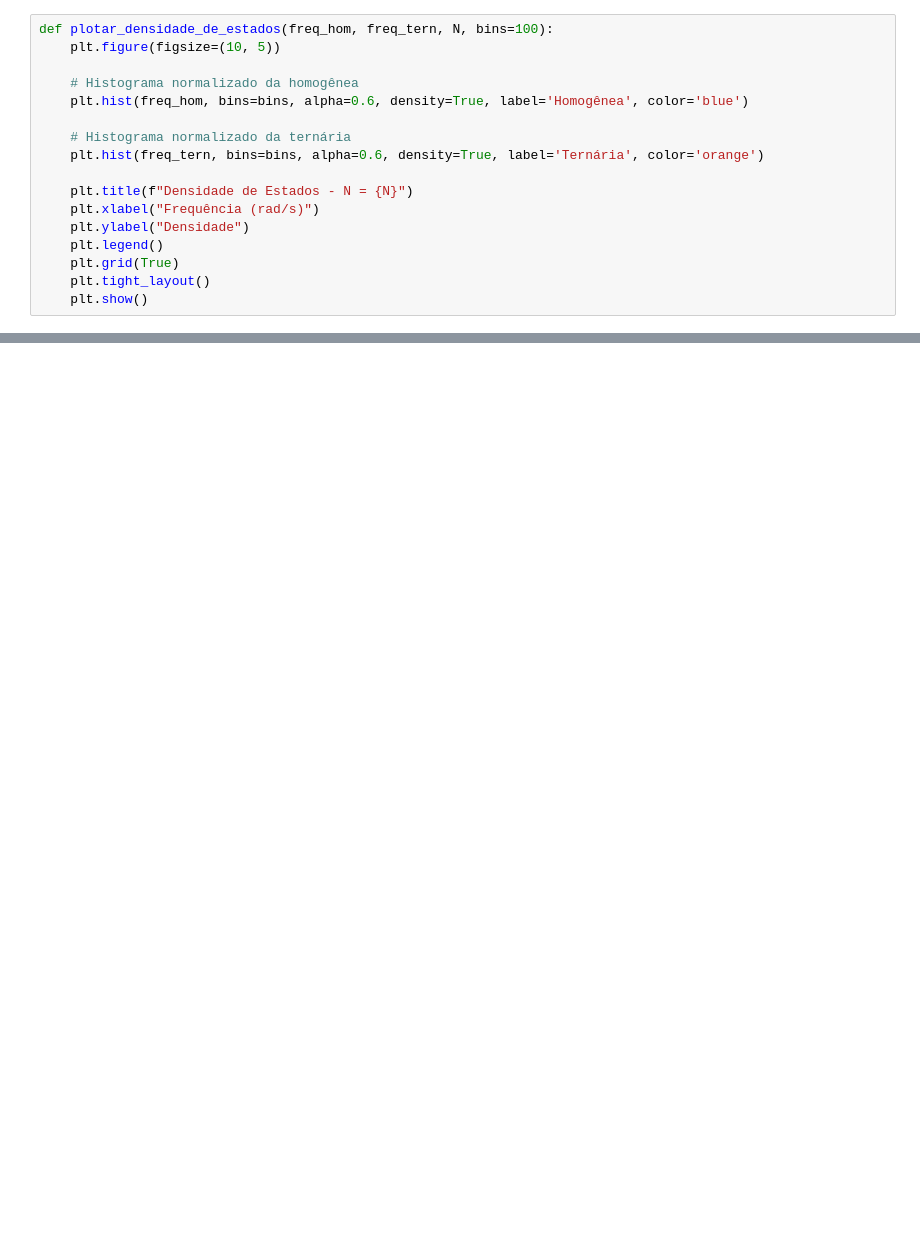
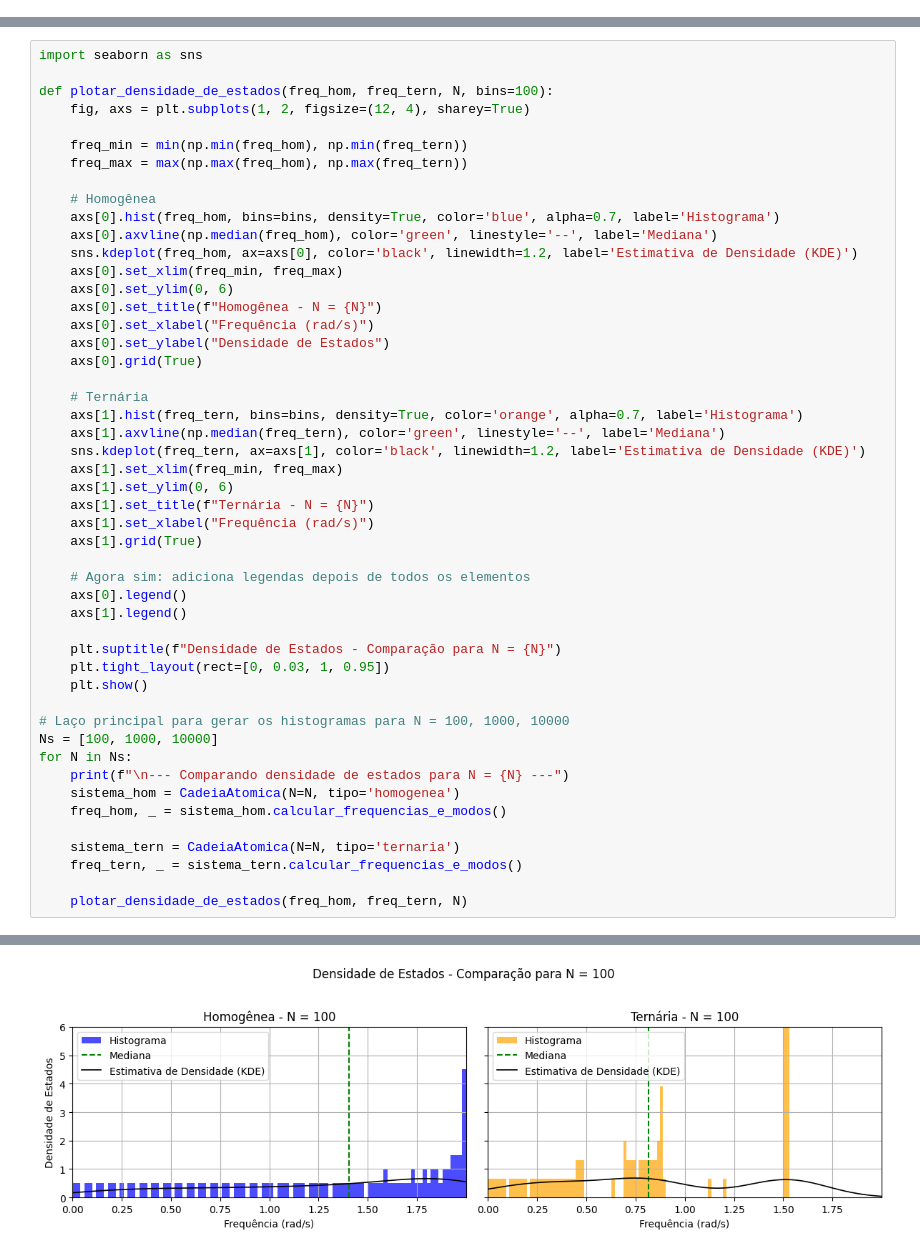
Before and after one commit to gabireisch/av5, a Jupyter notebook: av5.ipynb, the cells around one changed output, grey strips where cells are left out. Saved outputs shown, nothing was run; the diff lists cells and outputs as text; blank space fills up the shorter version.

```diff
--- a/av5.ipynb
+++ b/av5.ipynb
@@ -229,20 +113,3 @@ Primeiras 5 frequências: [0.         0.00362759 0.00363001 0.00725509 0.0072599
 # %% [markdown]
 ### Exercício 02
 ![alt text](ex2.png)
-# %%
-def plotar_densidade_de_estados(freq_hom, freq_tern, N, bins=100):
-    plt.figure(figsize=(10, 5))
-
-    # Histograma normalizado da homogênea
-    plt.hist(freq_hom, bins=bins, alpha=0.6, density=True, label='Homogênea', color='blue')
-
-    # Histograma normalizado da ternária
-    plt.hist(freq_tern, bins=bins, alpha=0.6, density=True, label='Ternária', color='orange')
-
-    plt.title(f"Densidade de Estados - N = {N}")
-    plt.xlabel("Frequência (rad/s)")
-    plt.ylabel("Densidade")
-    plt.legend()
-    plt.grid(True)
-    plt.tight_layout()
-    plt.show()
@@ -293,0 +116,50 @@ Ternária - Primeiras 5 frequências: [0.         0.00362759 0.00363001 0.007255
+# %%
+import seaborn as sns
+
+def plotar_densidade_de_estados(freq_hom, freq_tern, N, bins=100):
+    fig, axs = plt.subplots(1, 2, figsize=(12, 4), sharey=True)
+
+    freq_min = min(np.min(freq_hom), np.min(freq_tern))
+    freq_max = max(np.max(freq_hom), np.max(freq_tern))
+
+    # Homogênea
+    axs[0].hist(freq_hom, bins=bins, density=True, color='blue', alpha=0.7, label='Histograma')
+    axs[0].axvline(np.median(freq_hom), color='green', linestyle='--', label='Mediana')
+    sns.kdeplot(freq_hom, ax=axs[0], color='black', linewidth=1.2, label='Estimativa de Densidade (KDE)')
+    axs[0].set_xlim(freq_min, freq_max)
+    axs[0].set_ylim(0, 6)
+    axs[0].set_title(f"Homogênea - N = {N}")
+    axs[0].set_xlabel("Frequência (rad/s)")
+    axs[0].set_ylabel("Densidade de Estados")
+    axs[0].grid(True)
+
+    # Ternária
+    axs[1].hist(freq_tern, bins=bins, density=True, color='orange', alpha=0.7, label='Histograma')
+    axs[1].axvline(np.median(freq_tern), color='green', linestyle='--', label='Mediana')
+    sns.kdeplot(freq_tern, ax=axs[1], color='black', linewidth=1.2, label='Estimativa de Densidade (KDE)')
+    axs[1].set_xlim(freq_min, freq_max)
+    axs[1].set_ylim(0, 6)
+    axs[1].set_title(f"Ternária - N = {N}")
+    axs[1].set_xlabel("Frequência (rad/s)")
+    axs[1].grid(True)
+
+    # Agora sim: adiciona legendas depois de todos os elementos
+    axs[0].legend()
+    axs[1].legend()
+
+    plt.suptitle(f"Densidade de Estados - Comparação para N = {N}")
+    plt.tight_layout(rect=[0, 0.03, 1, 0.95])
+    plt.show()
+
+# Laço principal para gerar os histogramas para N = 100, 1000, 10000
+Ns = [100, 1000, 10000]
+for N in Ns:
+    print(f"\n--- Comparando densidade de estados para N = {N} ---")
+    sistema_hom = CadeiaAtomica(N=N, tipo='homogenea')
+    freq_hom, _ = sistema_hom.calcular_frequencias_e_modos()
+
+    sistema_tern = CadeiaAtomica(N=N, tipo='ternaria')
+    freq_tern, _ = sistema_tern.calcular_frequencias_e_modos()
+
+    plotar_densidade_de_estados(freq_hom, freq_tern, N)
+# %% [output]
@@ -293,0 +167 @@ Ternária - Primeiras 5 frequências: [0.         0.00362759 0.00363001 0.007255
+[figure, added]
```
Also changed, not shown: parts of 10 cells of this notebook.
